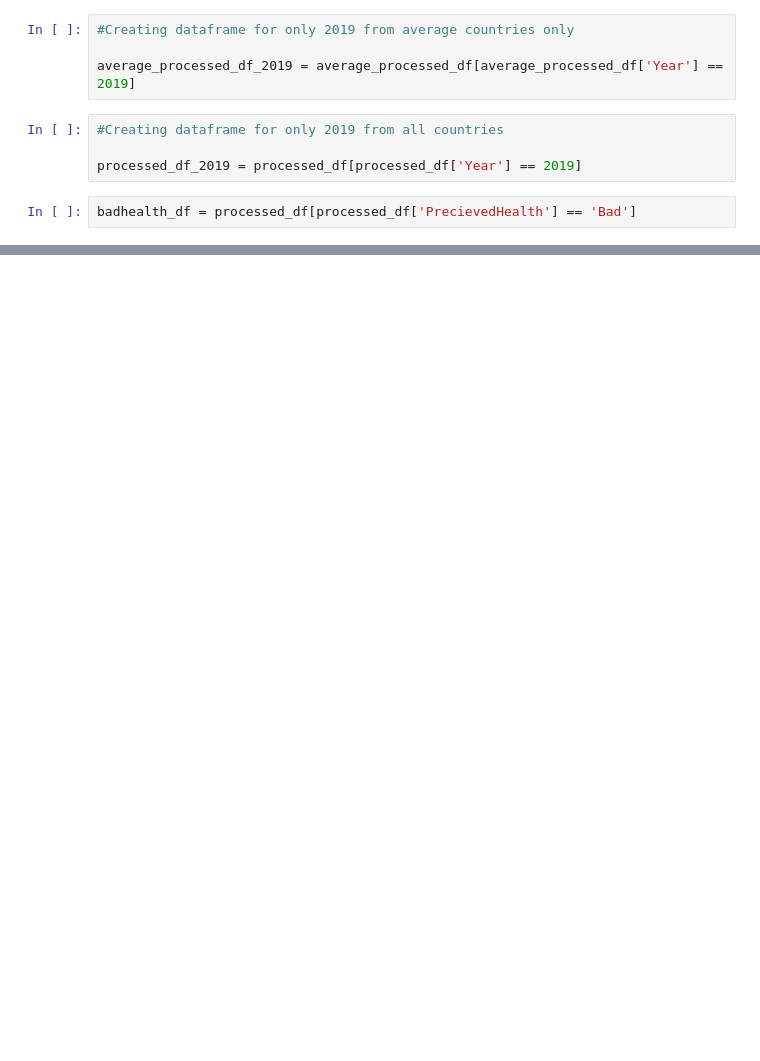
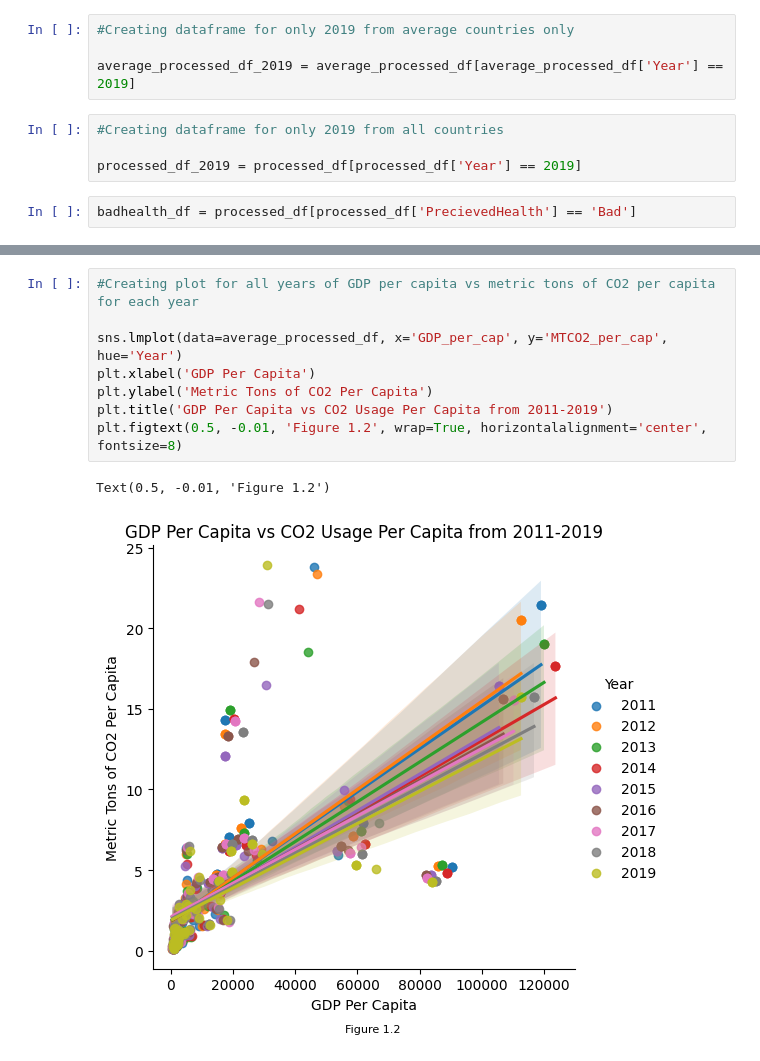
Before and after one commit to AtWillB/INST447-Final, a Jupyter notebook: analysis.ipynb, the cells around one changed output, grey strips where cells are left out. Drawn from its saved outputs; the diff is of its cells as text; blank space fills up the shorter version.

```diff
--- a/analysis.ipynb
+++ b/analysis.ipynb
@@ -126,0 +102,11 @@ print(intercept, slope)
+# %%
+#Creating plot for all years of GDP per capita vs metric tons of CO2 per capita for each year
+
+sns.lmplot(data=average_processed_df, x='GDP_per_cap', y='MTCO2_per_cap', hue='Year')
+plt.xlabel('GDP Per Capita')
+plt.ylabel('Metric Tons of CO2 Per Capita')
+plt.title('GDP Per Capita vs CO2 Usage Per Capita from 2011-2019')
+plt.figtext(0.5, -0.01, 'Figure 1.2', wrap=True, horizontalalignment='center', fontsize=8)
+# %% [output]
+Text(0.5, -0.01, 'Figure 1.2')
+[figure, added]
```
Also changed, not shown: parts of 20 cells of this notebook.
